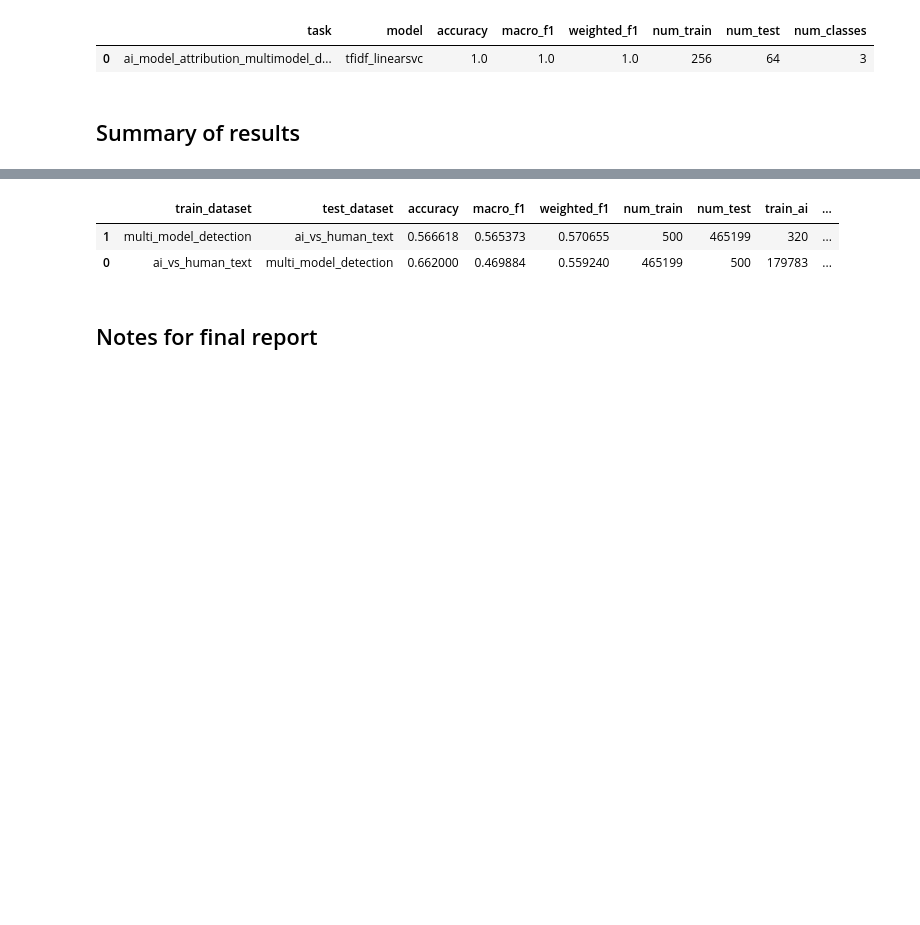
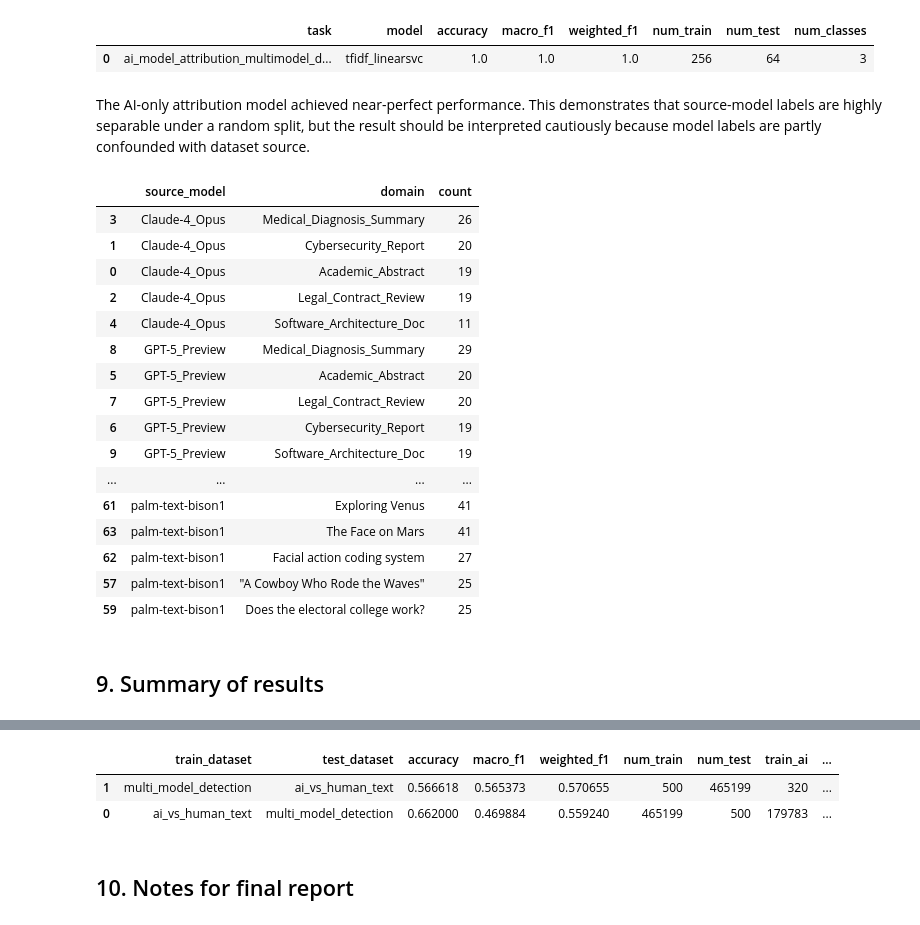
Before and after one commit to JevonTwitty/CS-4650-Final-Project, a Jupyter notebook: SVM/SVM_final.ipynb, the cells around one changed output, grey strips where cells are left out. Drawn from its saved outputs; the diff is of its cells as text; code cells hidden in the pictures; blank space fills up the shorter version.

Commit message:
Finalized notebook by running all cells from start to finish; clarified narrative and flow.

```diff
--- a/SVM/SVM.ipynb
+++ b/SVM/SVM_final.ipynb
@@ -1154,8 +1095,38 @@ GPT-5_Preview       1.00      1.00      1.00        21
  weighted avg       1.00      1.00      1.00        64
 |  | task | model | accuracy | macro_f1 | weighted_f1 | num_train | num_test | num_classes |
 | 0 | ai_model_attribution_multimodel_d... | tfidf_linearsvc | 1.0 | 1.0 | 1.0 | 256 | 64 | 3 |
+# %% [markdown]
+The AI-only attribution model achieved near-perfect performance. This demonstrates that source-model labels are highly separable under a random split, but the result should be interpreted cautiously because model labels are partly confounded with dataset source.
+# %%
+source_domain_counts = (
+    multi_ai_df
+    .groupby(["source_model", "domain"])
+    .size()
+    .reset_index(name="count")
+    .sort_values(["source_model", "count"], ascending=[True, False])
+)
+
+display(source_domain_counts.groupby("source_model").head(5))
+# %% [output]
+|  | source_model | domain | count |
+| 3 | Claude-4_Opus | Medical_Diagnosis_Summary | 26 |
+| 1 | Claude-4_Opus | Cybersecurity_Report | 20 |
+| 0 | Claude-4_Opus | Academic_Abstract | 19 |
+| 2 | Claude-4_Opus | Legal_Contract_Review | 19 |
+| 4 | Claude-4_Opus | Software_Architecture_Doc | 11 |
+| 8 | GPT-5_Preview | Medical_Diagnosis_Summary | 29 |
+| 5 | GPT-5_Preview | Academic_Abstract | 20 |
+| 7 | GPT-5_Preview | Legal_Contract_Review | 20 |
+| 6 | GPT-5_Preview | Cybersecurity_Report | 19 |
+| 9 | GPT-5_Preview | Software_Architecture_Doc | 19 |
+| ... | ... | ... | ... |
+| 61 | palm-text-bison1 | Exploring Venus | 41 |
+| 63 | palm-text-bison1 | The Face on Mars | 41 |
+| 62 | palm-text-bison1 | Facial action coding system | 27 |
+| 57 | palm-text-bison1 | "A Cowboy Who Rode the Waves" | 25 |
+| 59 | palm-text-bison1 | Does the electoral college work? | 25 |
 # %% [markdown]
-## Summary of results
+## 9. Summary of results
 # %%
 summary_rows = []
 
@@ -1182,4 +1153,4 @@ display(cross_results_df.sort_values("macro_f1", ascending=False))
 | 1 | multi_model_detection | ai_vs_human_text | 0.566618 | 0.565373 | 0.570655 | 500 | 465199 | 320 | ... |
 | 0 | ai_vs_human_text | multi_model_detection | 0.662000 | 0.469884 | 0.559240 | 465199 | 500 | 179783 | ... |
 # %% [markdown]
-## Notes for final report
+## 10. Notes for final report
```
Also changed, not shown: parts of 26 cells of this notebook.
